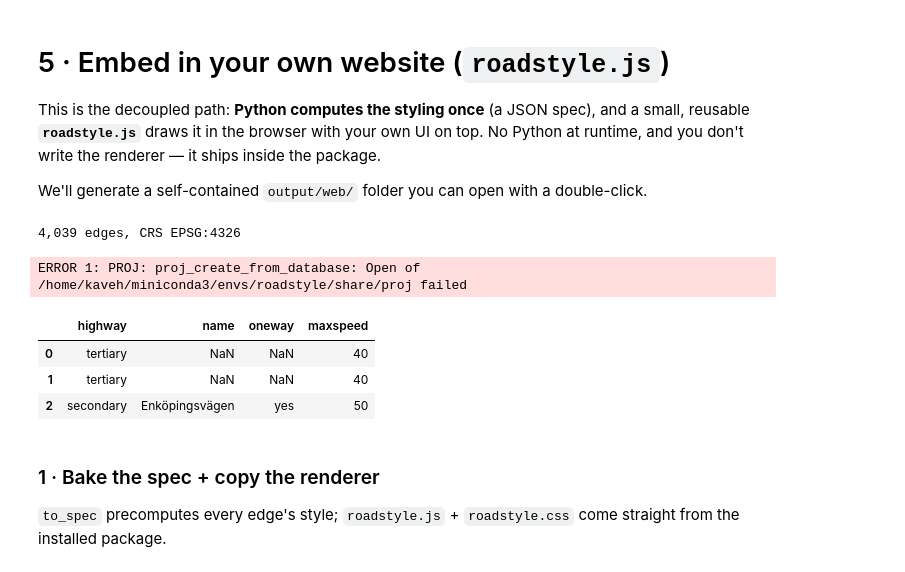
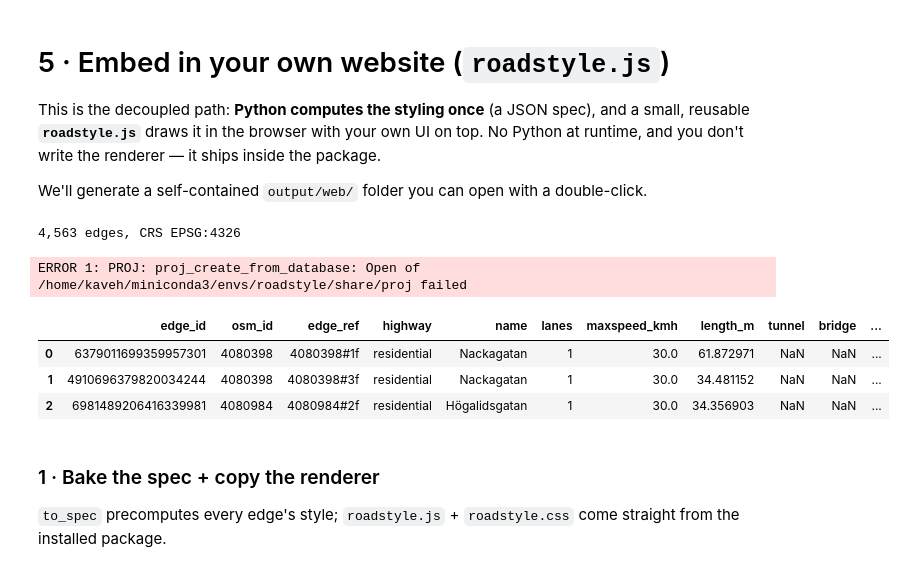
Before and after one commit to Khoshkhah/roadstyle, a Jupyter notebook: notebooks/05_embedding_with_roadstyle_js.ipynb, the cells around one changed output. Drawn from its saved outputs; the diff is of its cells as text; code cells hidden in the pictures.

```diff
--- a/notebooks/05_embedding_with_roadstyle_js.ipynb
+++ b/notebooks/05_embedding_with_roadstyle_js.ipynb
@@ -7,18 +7,18 @@ We'll generate a self-contained `output/web/` folder you can open with a double-
 # %%
 import pathlib
 import geopandas as gpd
 import roadstyle as rs
 
-edges = gpd.read_file(pathlib.Path("data") / "sundbyberg_edges.gpkg")
+edges = gpd.read_file(pathlib.Path("data") / "sodermalm_edges.gpkg")
 print(f"{len(edges):,} edges, CRS {edges.crs}")
 edges[[c for c in edges.columns if c != edges.geometry.name]].head(3)
 # %% [output]
-4,039 edges, CRS EPSG:4326
+4,563 edges, CRS EPSG:4326
 ERROR 1: PROJ: proj_create_from_database: Open of /home/kaveh/miniconda3/envs/roadstyle/share/proj failed
-|  | highway | name | oneway | maxspeed |
-| 0 | tertiary | NaN | NaN | 40 |
-| 1 | tertiary | NaN | NaN | 40 |
-| 2 | secondary | Enköpingsvägen | yes | 50 |
+|  | edge_id | osm_id | edge_ref | highway | name | lanes | maxspeed_kmh | length_m | tunnel | bridge | ... |
+| 0 | 6379011699359957301 | 4080398 | 4080398#1f | residential | Nackagatan | 1 | 30.0 | 61.872971 | NaN | NaN | ... |
+| 1 | 4910696379820034244 | 4080398 | 4080398#3f | residential | Nackagatan | 1 | 30.0 | 34.481152 | NaN | NaN | ... |
+| 2 | 6981489206416339981 | 4080984 | 4080984#2f | residential | Högalidsgatan | 1 | 30.0 | 34.356903 | NaN | NaN | ... |
 # %% [markdown]
 ### 1 · Bake the spec + copy the renderer
 `to_spec` precomputes every edge's style; `roadstyle.js` + `roadstyle.css` come straight from the installed package.
```
Also changed, not shown: 7 other files.
